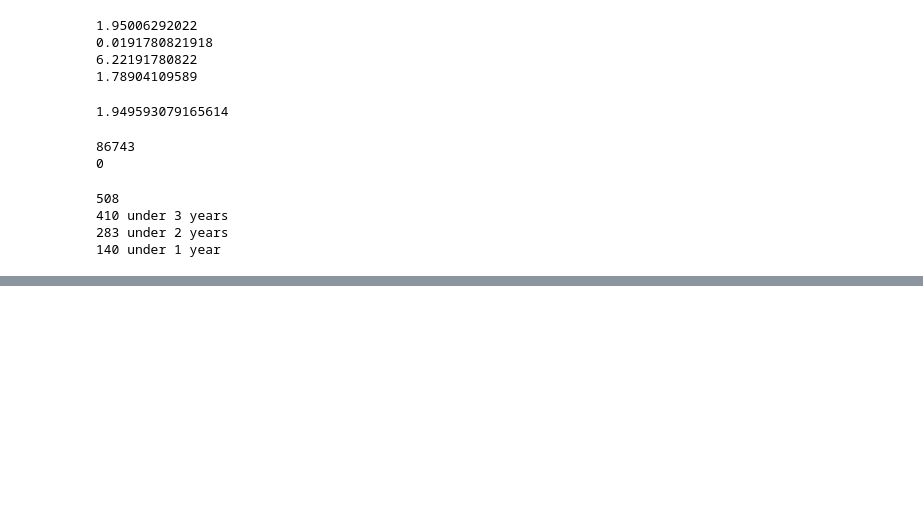
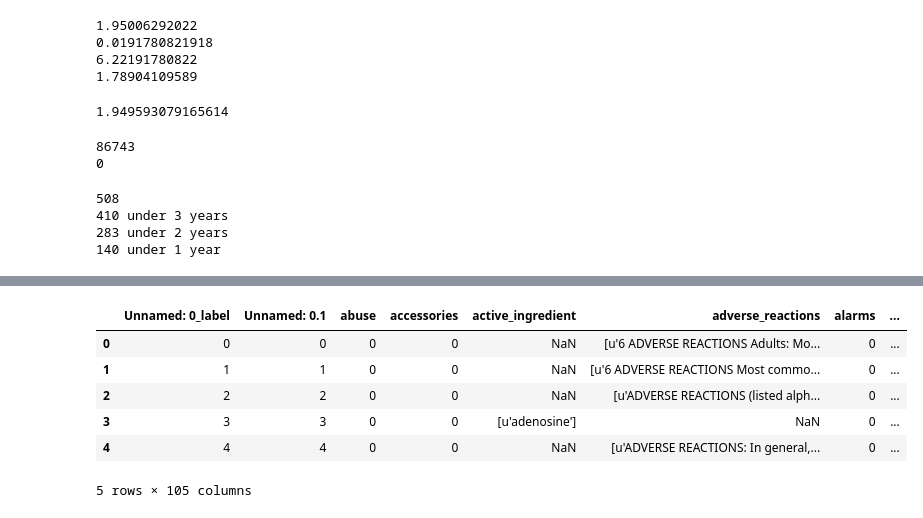
Before and after one commit to ariburian/Capstone_FDA_Recalls, a Jupyter notebook: capstone_project/datasets/labels_w_recalls.ipynb, the cells around one changed output, grey strips where cells are left out. Saved outputs shown, nothing was run; the diff lists cells and outputs as text; code cells hidden in the pictures; blank space fills up the shorter version.

```diff
--- a/capstone_project/datasets/labels_w_recalls.ipynb
+++ b/capstone_project/datasets/labels_w_recalls.ipynb
@@ -409,2 +414,12 @@ df_merge['under_1']=df_merge['diff_years'].apply(lambda x: 1 if x<=1 else 0)
 # %%
 df_merge.to_csv('NDC-drugs-with-recalls.csv')
+# %%
+df_merge.head()
+# %% [output]
+|  | Unnamed: 0_label | Unnamed: 0.1 | abuse | accessories | active_ingredient | adverse_reactions | alarms | ... |
+| 0 | 0 | 0 | 0 | 0 | NaN | [u'6 ADVERSE REACTIONS Adults: Mo... | 0 | ... |
+| 1 | 1 | 1 | 0 | 0 | NaN | [u'6 ADVERSE REACTIONS Most commo... | 0 | ... |
+| 2 | 2 | 2 | 0 | 0 | NaN | [u'ADVERSE REACTIONS (listed alph... | 0 | ... |
+| 3 | 3 | 3 | 0 | 0 | [u'adenosine'] | NaN | 0 | ... |
+| 4 | 4 | 4 | 0 | 0 | NaN | [u'ADVERSE REACTIONS: In general,... | 0 | ... |
+5 rows × 105 columns
```
Also changed, not shown: parts of 9 cells of this notebook, 5 other files.
